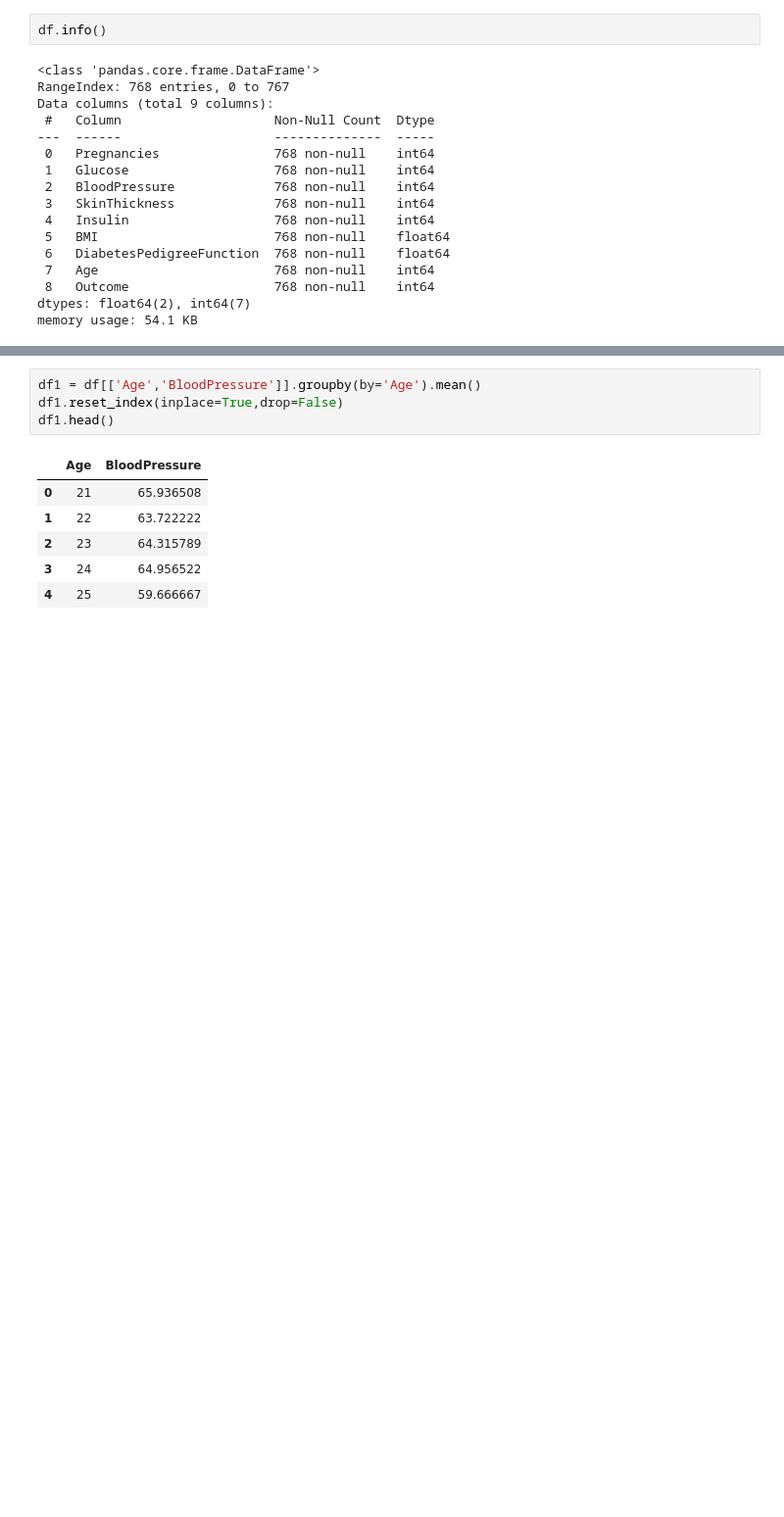
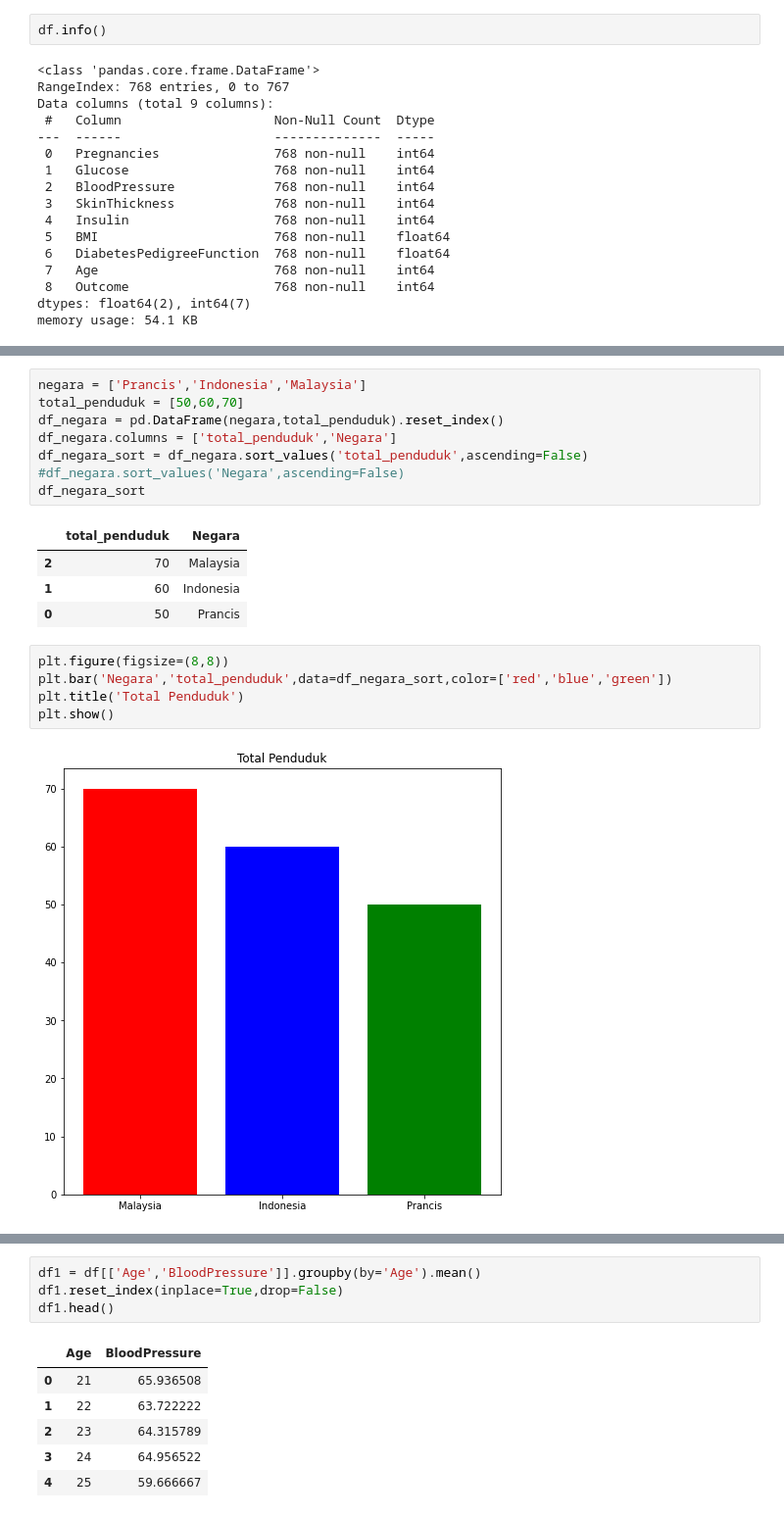
Before and after one commit to arofiqimaulana/Course-Python-For-Data-Analysis, a Jupyter notebook: Section 6 (Data Visualization)/Matplotlib.ipynb, the cells around one changed output, grey strips where cells are left out. Shown: that part at 98% size. Saved outputs shown, nothing was run; the diff lists cells and outputs as text; blank space fills up the shorter version.

```diff
--- a/Section 6 (Data Visualization)/Matplotlib.ipynb
+++ b/Section 6 (Data Visualization)/Matplotlib.ipynb
@@ -47,0 +57,19 @@ df.head()
+# %%
+negara = ['Prancis','Indonesia','Malaysia']
+total_penduduk = [50,60,70]
+df_negara = pd.DataFrame(negara,total_penduduk).reset_index()
+df_negara.columns = ['total_penduduk','Negara']
+df_negara_sort = df_negara.sort_values('total_penduduk',ascending=False) #df_negara.sort_values('Negara',ascending=False)
+df_negara_sort
+# %% [output]
+|  | total_penduduk | Negara |
+| 2 | 70 | Malaysia |
+| 1 | 60 | Indonesia |
+| 0 | 50 | Prancis |
+# %%
+plt.figure(figsize=(8,8))
+plt.bar('Negara','total_penduduk',data=df_negara_sort,color=['red','blue','green'])
+plt.title('Total Penduduk')
+plt.show()
+# %% [output]
+[figure, added]
```
Also changed, not shown: parts of 21 cells of this notebook, 1 other file.
